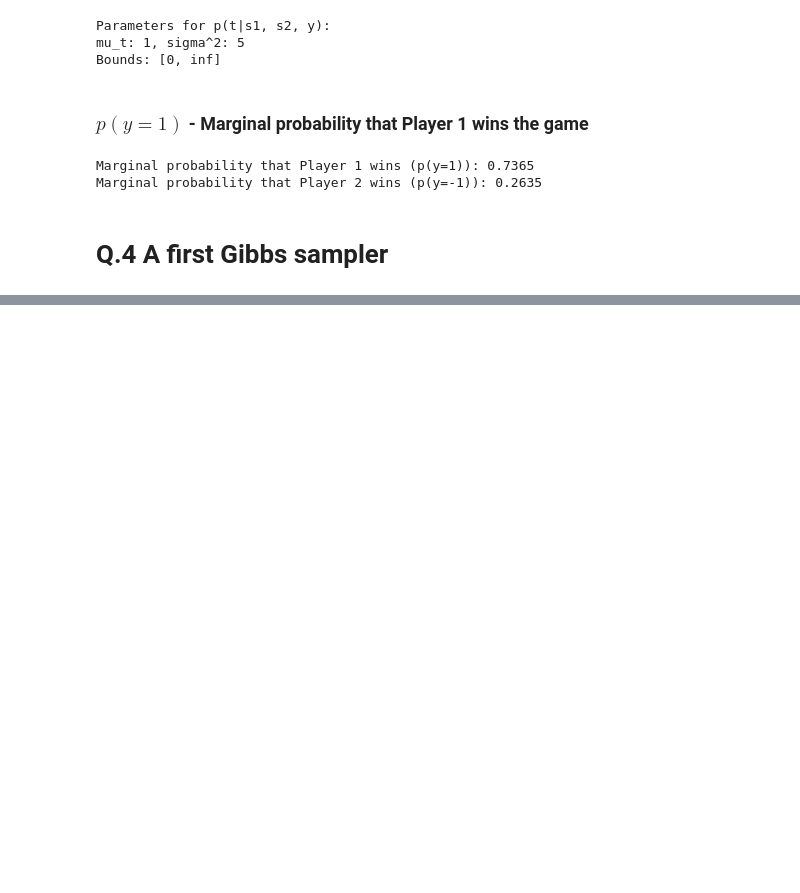
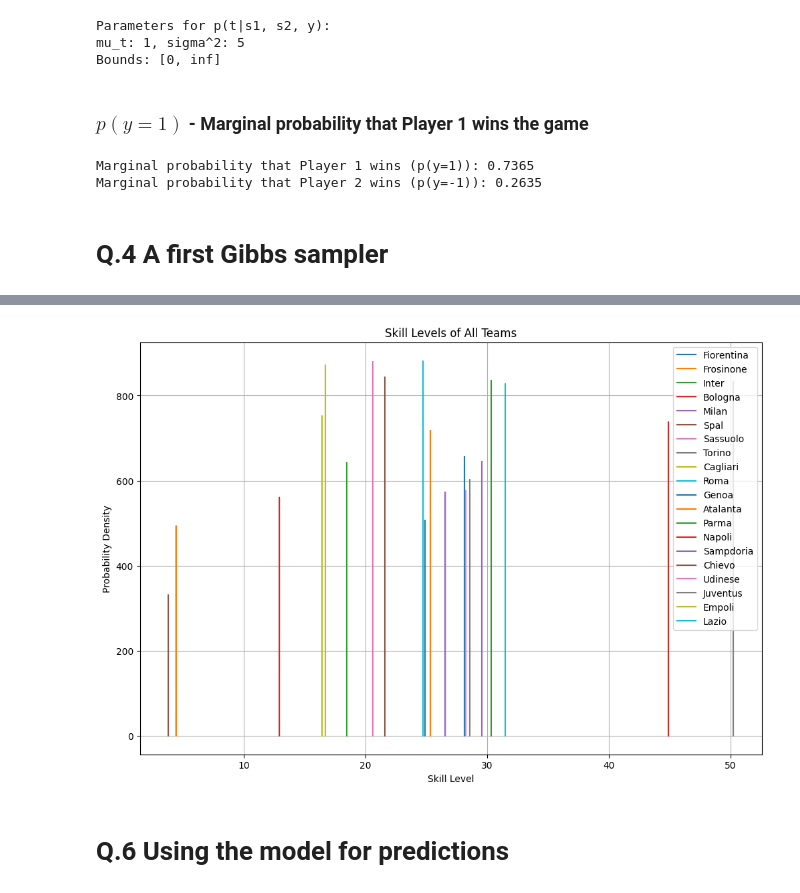
Before and after one commit to ClaudeCarlsson/Bayesian-Skill-Estimation-in-Player-Competitions, a Jupyter notebook: Project.ipynb, the cells around one changed output, grey strips where cells are left out. Drawn from its saved outputs; the diff is of its cells as text; code cells hidden in the pictures; blank space fills up the shorter version.

```diff
--- a/Project.ipynb
+++ b/Project.ipynb
@@ -259,0 +261,14 @@ plt.show()
+# %%
+import pandas as pd
+
+seriea_df = pd.read_csv('SerieA.csv')
+
+# Extract all unique teams
+teams = list(set(seriea_df['team1'].unique()) | set(seriea_df['team2'].unique()))
+
+# Initialize each team's skills with a common prior
+initial_mean = 25
+initial_variance = 8.33
+
+team_skills = {team: {'mean': initial_mean, 'variance': initial_variance} for team in teams}
+team_skills
@@ -259,0 +355,21 @@ plt.show()
+# %%
+plt.figure(figsize=(12, 8))
+
+for team in team_skills.keys():
+    mean = team_skills[team]['mean']
+    std_dev = np.sqrt(team_skills[team]['variance'])
+    x = np.linspace(mean - 4*std_dev, mean + 4*std_dev, 1000)
+    plt.plot(x, norm.pdf(x, mean, std_dev), label=team)
+
+plt.title('Skill Levels of All Teams')
+plt.xlabel('Skill Level')
+plt.ylabel('Probability Density')
+plt.legend()
+plt.grid()
+plt.show()
+# %% [output]
+[figure, added]
+# %% [markdown]
+<h1>
+    Q.6 Using the model for predictions
+</h1>
```
Also changed, not shown: parts of 17 cells of this notebook.
